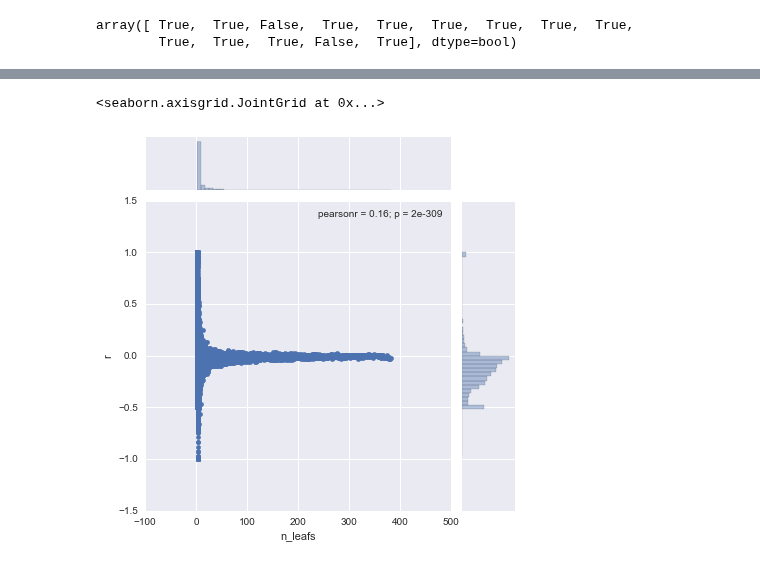
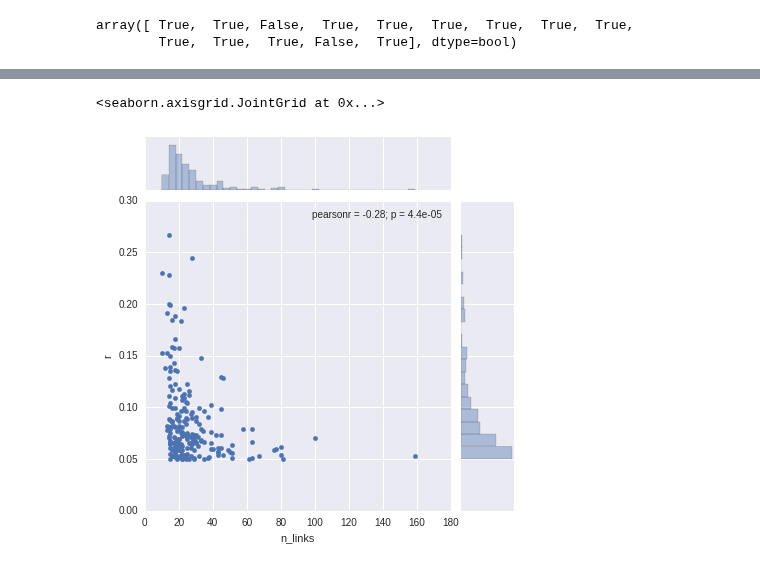
Before and after one commit to ryneches/SuchTree, a Jupyter notebook: example_2.ipynb, the cells around one changed output, grey strips where cells are left out. Drawn from its saved outputs; the diff is of its cells as text; code cells hidden in the pictures.

```diff
--- a/example_2.ipynb
+++ b/example_2.ipynb
@@ -14,8 +14,4 @@ T2 = SuchTree( 'http://edhar.genomecenter.ucdavis.edu/~russell/fishpoo/fishpoo2_
 links = pd.read_csv( 'http://edhar.genomecenter.ucdavis.edu/~russell/fishpoo/fishpoo2_p200_c2_host_count_table.tsv',
                     sep='\t', index_col='Host')
 links.index = map( lambda x : x.replace(' ','_'), links.index )
-# %%
-T1 = SuchTree( 'SuchTree/tests/test.tree' )
-T2 = SuchTree( 'SuchTree/tests/test.tree' )
-links = pd.DataFrame( np.random.random_integers( 0, 3, size=(14,14) ), index=T1.leafs.keys(), columns=T1.leafs.keys() )
 # %%
@@ -115,12 +110,23 @@ import pyprind
 
 p = pyprind.ProgBar( len( list( SLT.TreeB.get_internal_nodes() ) ), monitor=True, title='sampling trees...' )
 
-correlations = []
+big_nodes = []
+table = {}
 for n,node in enumerate( SLT.TreeB.get_internal_nodes() ) :
     p.update()
     SLT.subset( node )
-    if SLT.subset_n_links > 1000 : continue
-    correlations.append( (n,node,SLT.linked_distances() ) )
+    if SLT.subset_n_links > 4000 :
+        big_nodes.append( node )
+        result = SLT.sample_linked_distances( sigma=0.05, n=1000, buckets=100)
+    else :
+        result = SLT.linked_distances()
+    table[node] = { 'n_leafs'    : SLT.subset_size,
+                    'n_links'    : SLT.subset_n_links,
+                    'n_pairs'    : result['n_pairs'],
+                    'n_samples'  : result['n_samples'],
+                    'deviatnon_a': result['deviation_a'],
+                    'deviation_b': result['deviation_b'],
+                    'r'          : pearson( result['TreeA'], result['TreeB'] ) }
 # %% [output]
 sampling trees...
 0%                          100%
@@ -133,8 +134,0 @@ len( list( SLT.TreeB.get_internal_nodes())) - len( correlations )
-# %%
-p = pyprind.ProgBar( len(correlations), monitor=True, title='sampling trees...' )
-
-table = {}
-for n,node,result in correlations :
-    p.update()
-    table[node] = { 'n_leafs' : len(SLT.TreeB.get_leafs(node)),
-                    'r' : pearson( result['TreeA'], result['TreeB'] ) }
@@ -157,5 +143,5 @@ C.head()
 # %%
-seaborn.jointplot( 'n_leafs', 'r', data=C )
+seaborn.jointplot( 'n_links', 'r', data=C.query('n_leafs > 7 and r > 0.05')  )
 # %% [output]
 <seaborn.axisgrid.JointGrid at 0x...>
-[figure, old version]
+[figure, new version]
```
Also changed, not shown: parts of 17 cells of this notebook, 1 other file.
